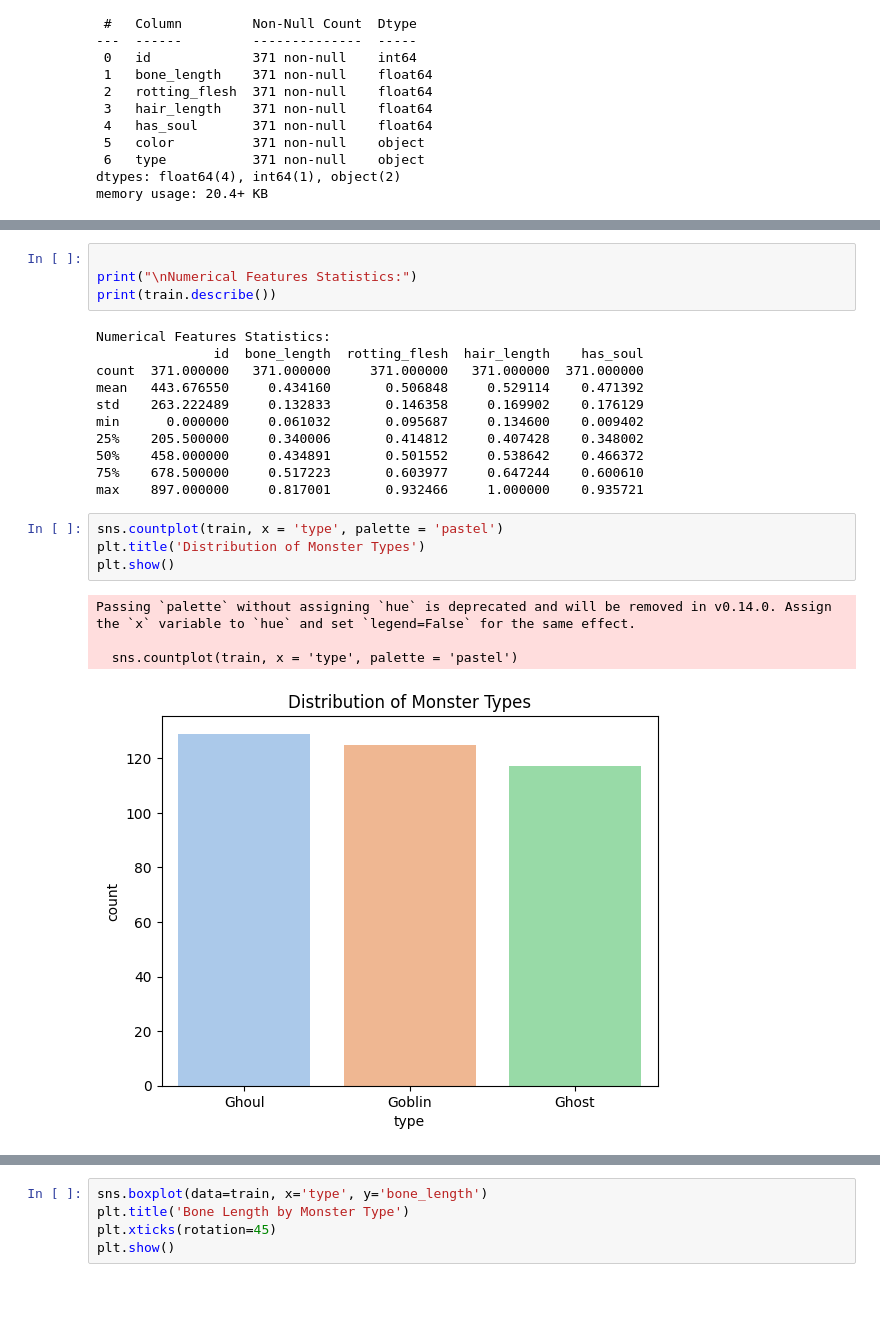
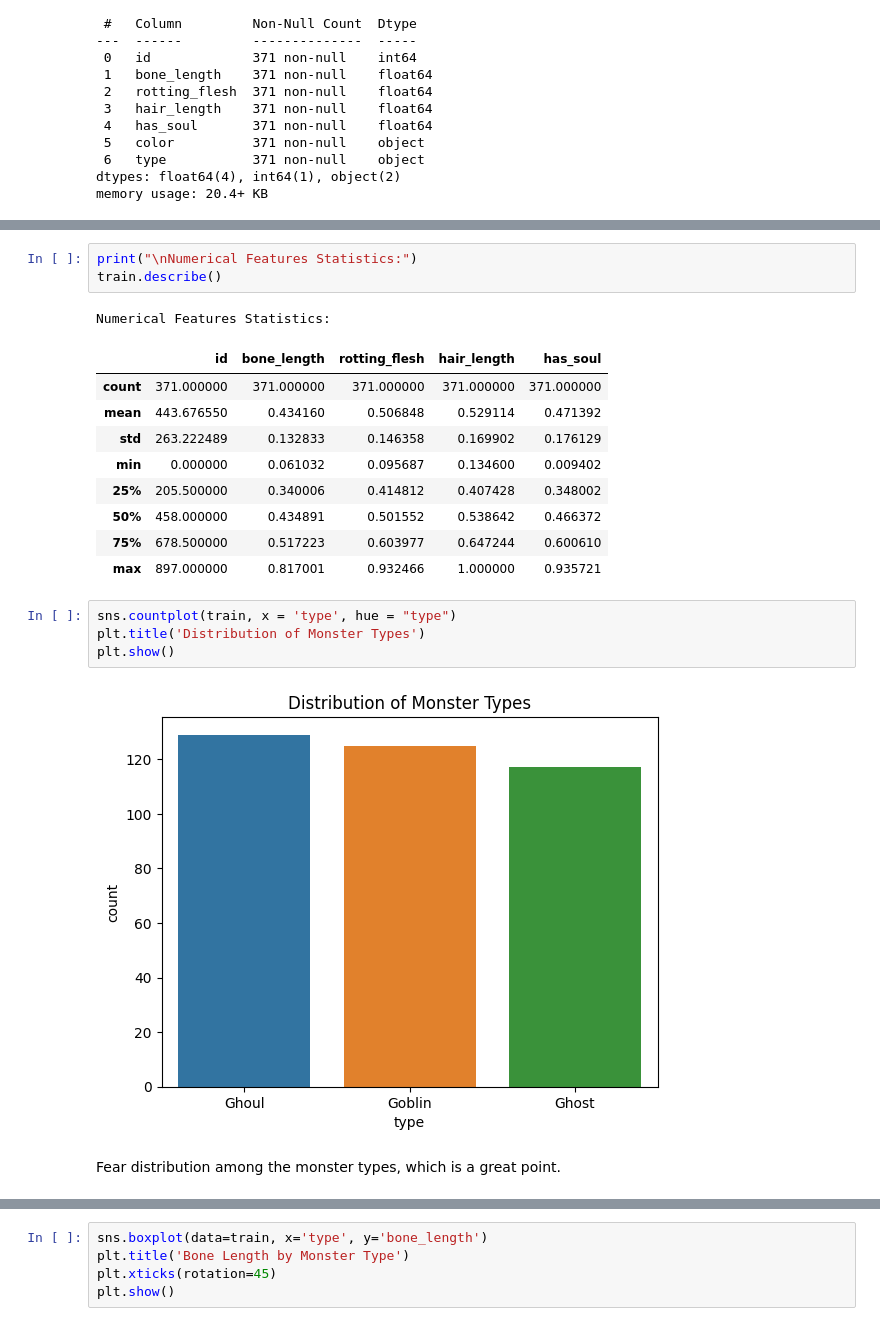
Before and after one commit to platinijcd/Monsters-Classification, a Jupyter notebook: notebook.ipynb, the cells around one changed output, grey strips where cells are left out. Saved outputs shown, nothing was run; the diff lists cells and outputs as text; blank space fills up the shorter version.

```diff
--- a/notebook.ipynb
+++ b/notebook.ipynb
@@ -67,25 +87,23 @@ memory usage: 20.4+ KB
 # %%
-
 print("\nNumerical Features Statistics:")
-print(train.describe())
+train.describe()
 # %% [output]
 Numerical Features Statistics:
-               id  bone_length  rotting_flesh  hair_length    has_soul
-count  371.000000   371.000000     371.000000   371.000000  371.000000
-mean   443.676550     0.434160       0.506848     0.529114    0.471392
-std    263.222489     0.132833       0.146358     0.169902    0.176129
-min      0.000000     0.061032       0.095687     0.134600    0.009402
-25%    205.500000     0.340006       0.414812     0.407428    0.348002
-50%    458.000000     0.434891       0.501552     0.538642    0.466372
-75%    678.500000     0.517223       0.603977     0.647244    0.600610
-max    897.000000     0.817001       0.932466     1.000000    0.935721
+|  | id | bone_length | rotting_flesh | hair_length | has_soul |
+| count | 371.000000 | 371.000000 | 371.000000 | 371.000000 | 371.000000 |
+| mean | 443.676550 | 0.434160 | 0.506848 | 0.529114 | 0.471392 |
+| std | 263.222489 | 0.132833 | 0.146358 | 0.169902 | 0.176129 |
+| min | 0.000000 | 0.061032 | 0.095687 | 0.134600 | 0.009402 |
+| 25% | 205.500000 | 0.340006 | 0.414812 | 0.407428 | 0.348002 |
+| 50% | 458.000000 | 0.434891 | 0.501552 | 0.538642 | 0.466372 |
+| 75% | 678.500000 | 0.517223 | 0.603977 | 0.647244 | 0.600610 |
+| max | 897.000000 | 0.817001 | 0.932466 | 1.000000 | 0.935721 |
 # %%
-sns.countplot(train, x = 'type', palette = 'pastel')
+sns.countplot(train, x = 'type', hue = "type")
 plt.title('Distribution of Monster Types')
 plt.show()
 # %% [output]
-Passing `palette` without assigning `hue` is deprecated and will be removed in v0.14.0. Assign the `x` variable to `hue` and set `legend=False` for the same effect.
-
-  sns.countplot(train, x = 'type', palette = 'pastel')
-[figure, old version]
+[figure, new version]
+# %% [markdown]
+Fear distribution among the monster types, which is a great point.
 # %%
```
Also changed, not shown: parts of 34 cells of this notebook, 3 other files.
